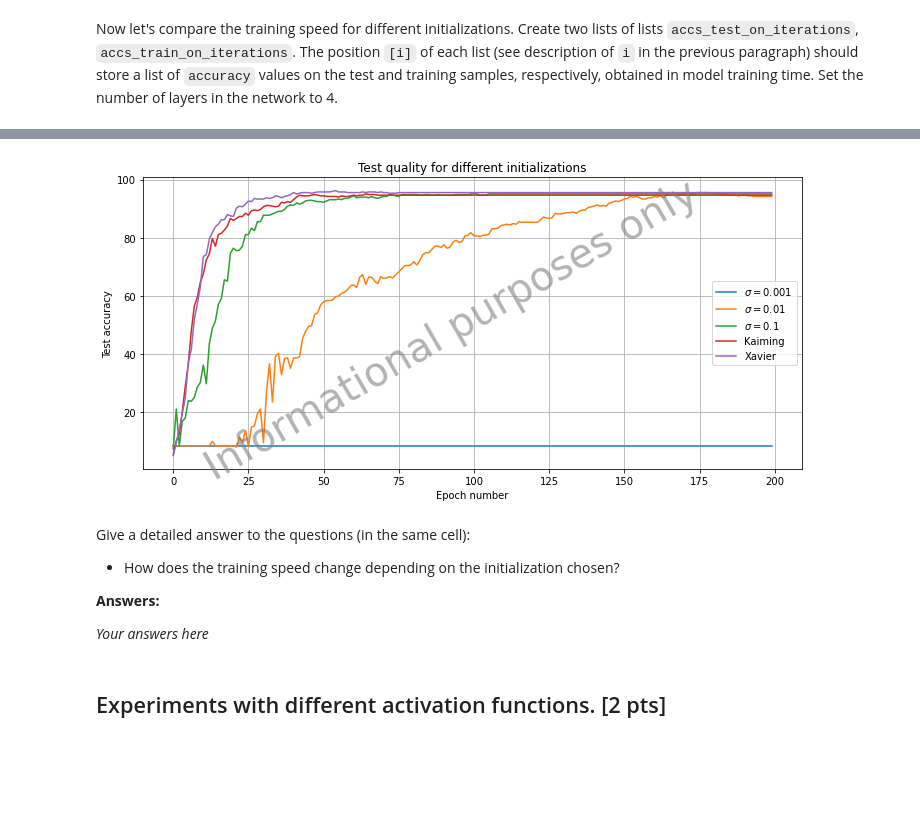
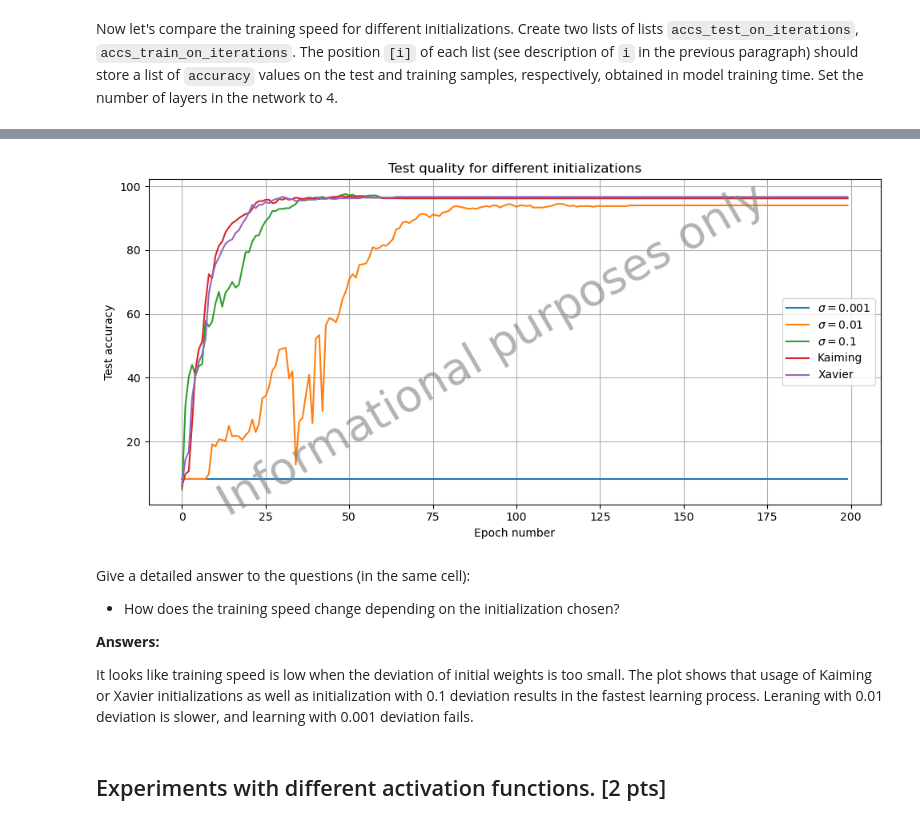
Before and after one commit to enotvtapke/deep-learning, a Jupyter notebook: Practice_1_Dense_Networks.ipynb, the cells around one changed output, grey strips where cells are left out. Cells and saved outputs as stored; diff of their text form; code cells hidden in the pictures; blank space fills up the shorter version.

```diff
--- a/Practice_1_Dense_Networks.ipynb
+++ b/Practice_1_Dense_Networks.ipynb
@@ -392,7 +406,7 @@ fig, axes = plt.subplots(2, 4, figsize=(10, 5))
 for idx, ds in enumerate(((X_train, y_train), (X_test, y_test))):
     for jdx, kdx in enumerate(np.random.randint(0, len(ds[0]), size=4)):
         image, label = ds[0][kdx], ds[1][kdx]
-        axes[idx, jdx].imshow(image.reshape([8, 8]).numpy(), cmap='gray')
+        axes[idx, jdx].imshow(image.reshape([8, 8]), cmap='gray')
         axes[idx, jdx].set_title(f'Class label: {label}')
 
 axes[0, 0].set_ylabel('Train set')
@@ -401,7 +415,7 @@ axes[1, 0].set_ylabel('Test set')
 fig.text(
     0.5, 0.5, 'Informational purposes only',
     fontsize=40, color='gray', alpha=0.6,
-    ha='center', va='center', rotation='30'
+    ha='center', va='center', rotation=30
 )
 
 fig.tight_layout()
@@ -817,7 +770,9 @@ Implement the `initialize_module` function. Add to its functionality the ability
 # %% [markdown]
 **Note:** The `apply` method is applied recursively to all modules. To initialize linear layers, you need to check whether this module is an instance of the `Linear` class. You can use the built-in `isinstance` method for this check.
 # %%
-def initialize_module(module, init):
+from math import sqrt
+
+def initialize_module(module: torch.nn.Module, init):
     '''
     Initialization of a linear module with specified parameters
     :param torch.nn.Module module: The module to be initialized
@@ -827,7 +782,15 @@ def initialize_module(module, init):
         * isinstance(init, float): initialize from normal distribution with standard deviation init
         The bias vector is always initialized with zeros
     '''
-    ### your code here
+    if isinstance(module, Linear):
+        if init == 'Kaiming':
+            module.weight.data.normal_(mean=0, std=sqrt(1 / (module.weight.shape[0])))
+        elif init == 'Xavier':
+            module.weight.data.normal_(mean=0, std=sqrt(2 / (module.weight.shape[0] + module.weight.shape[1])))
+        elif isinstance(init, float):
+            module.weight.data.normal_(mean=0, std=init)
+        else:
+            raise ValueError("Initialization must be either 'Kaiming', 'Xavier' or float")
 # %% [markdown]
 Now try to train the neural network several times for each of the $3$ initializations. Try to perform this operation with a fixed number of layers equal to $3$, $4$ and $5$.
 # %% [markdown]
@@ -1322,4 +987,4 @@ __Answers:__
 # %% [markdown]
 Now let's compare the training speed for different initializations. Create two lists of lists `accs_test_on_iterations`, `accs_train_on_iterations`. The position `[i]` of each list (see description of `i` in the previous paragraph) should store a list of `accuracy` values on the test and training samples, respectively, obtained in model training time. Set the number of layers in the network to 4.
 # %%
-init_vars = [5e-3, 1e-2, 1e-1, 'Kaiming', 'Xavier']
+init_vars = [1e-3, 1e-2, 1e-1, 'Kaiming', 'Xavier']
@@ -1382,32 +991,53 @@ Loss (Train/Test): 0.000/1.979. Accuracy, % (Train/Test): 100.00/95.56
+# %%
+accs_test_on_iterations = []
+accs_train_on_iterations = []
+
+for i in range(len(init_vars)):
+    dense_network = DenseNetwork(
+        in_features=in_features, hidden_size=hidden_size,
+        n_classes=n_classes, n_layers=4, activation=ReLU
+    )
+    dense_network.apply(partial(initialize_module, init=init_vars[i]))
+    optimizer = torch.optim.LBFGS(dense_network.parameters(), max_iter=1)
+    loss_fn = CrossEntropyLoss()
+    dense_network.to(device)
+
+    _, _, train_accs, test_accs = training_loop(
+        n_epochs=200, network=dense_network, loss_fn=loss_fn,
+        optimizer=optimizer, ds_train=(X_train, y_train), ds_test=(X_test, y_test), device=device,
+        log=False
+    )
+    accs_train_on_iterations.append(train_accs)
+    accs_test_on_iterations.append(test_accs)
 # %%
 fig, ax = plt.subplots(1, 1, figsize=(10, 5))
 
 for idx, label in enumerate(init_vars_for_plot):
     ax.plot(accs_test_on_iterations[idx], label=label)
 
 ax.set_title("Test quality for different initializations")
 ax.set_xlabel("Epoch number")
 ax.set_ylabel("Test accuracy")
 ax.grid(True)
 ax.legend()
 
 fig.text(
     0.5, 0.5, 'Informational purposes only',
     fontsize=40, color='gray', alpha=0.6,
-    ha='center', va='center', rotation='30'
+    ha='center', va='center', rotation=30
 )
 
 fig.tight_layout()
 plt.show()
 # %% [output]
-[figure, old version]
+[figure, new version]
 # %% [markdown]
 Give a detailed answer to the questions (in the same cell):
 * How does the training speed change depending on the initialization chosen?
 
 __Answers:__
 
-*Your answers here*
+It looks like training speed is low when the deviation of initial weights is too small. The plot shows that usage of Kaiming or Xavier initializations as well as initialization with 0.1 deviation results in the fastest learning process. Leraning with 0.01 deviation is slower, and learning with 0.001 deviation fails.
 # %% [markdown]
 ## Experiments with different activation functions. [2 pts]
 # %% [markdown]
```
Also changed, not shown: parts of 46 cells of this notebook.
